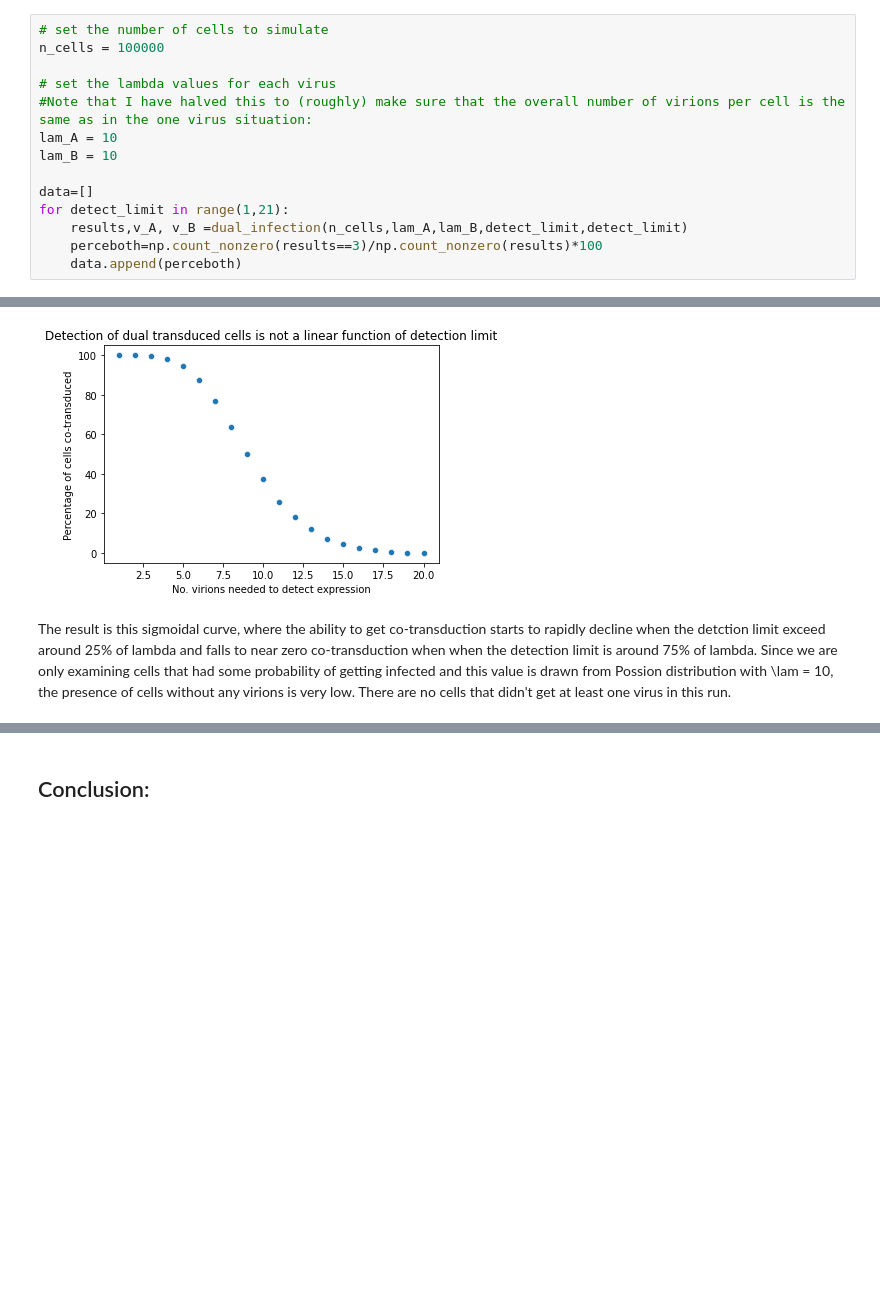
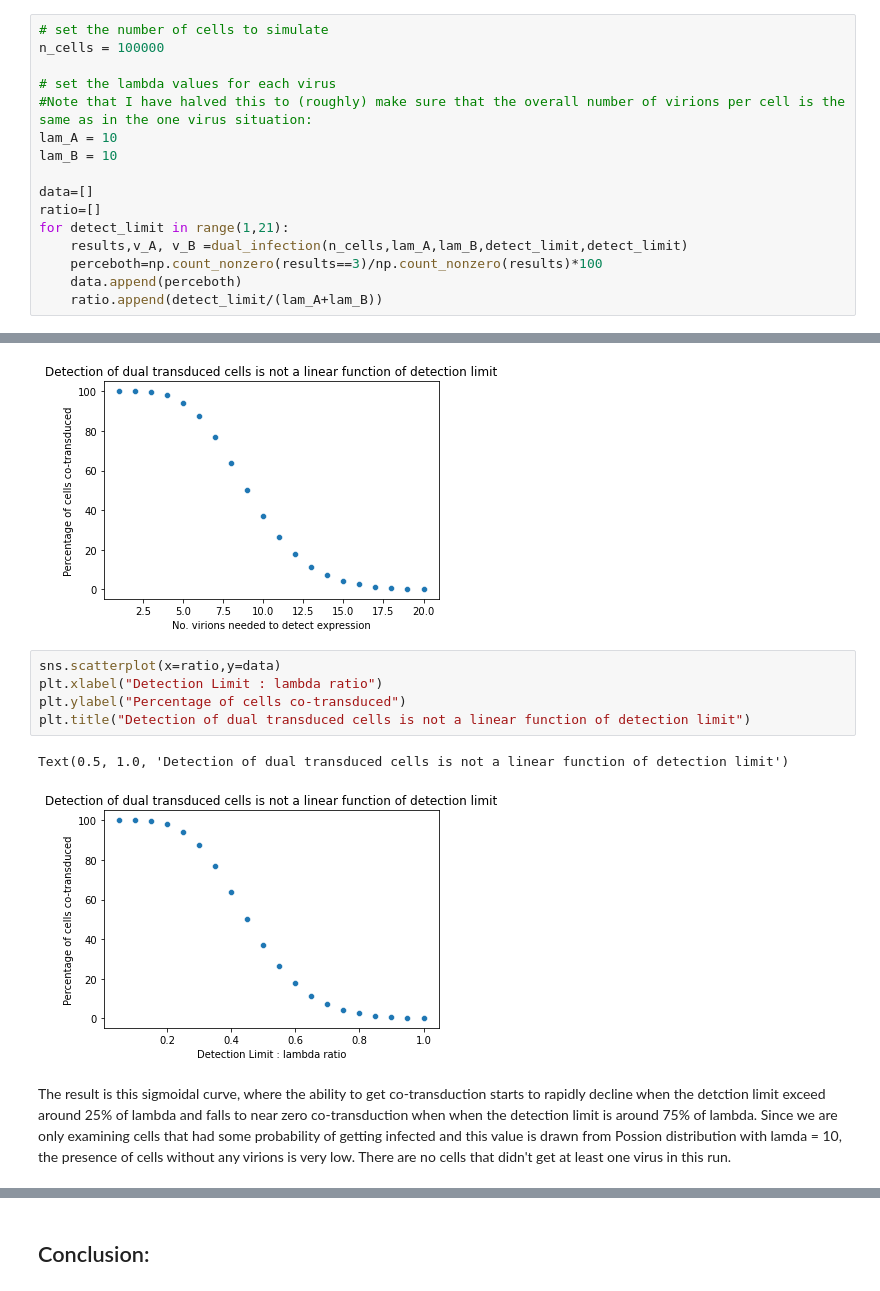
Before and after one commit to sydleaman/Dual_AAV, a Jupyter notebook: Dual AAV transduction.ipynb, the cells around one changed output, grey strips where cells are left out. Cells and saved outputs as stored; diff of their text form; blank space fills up the shorter version.

```diff
--- a/Dual AAV transduction.ipynb
+++ b/Dual AAV transduction.ipynb
@@ -120,10 +120,12 @@ lam_A = 10
 lam_B = 10
 
 data=[]
+ratio=[]
 for detect_limit in range(1,21):
     results,v_A, v_B =dual_infection(n_cells,lam_A,lam_B,detect_limit,detect_limit)
     perceboth=np.count_nonzero(results==3)/np.count_nonzero(results)*100
     data.append(perceboth)
+    ratio.append(detect_limit/(lam_A+lam_B))
 # %%
 sns.scatterplot(x=range(1,21),y=data)
 plt.xlabel("No. virions needed to detect expression")
@@ -132,8 +134,16 @@ plt.title("Detection of dual transduced cells is not a linear function of detect
 # %% [output]
 Text(0.5, 1.0, 'Detection of dual transduced cells is not a linear function of detection limit')
 [figure]
+# %%
+sns.scatterplot(x=ratio,y=data)
+plt.xlabel("Detection Limit : lambda ratio")
+plt.ylabel("Percentage of cells co-transduced")
+plt.title("Detection of dual transduced cells is not a linear function of detection limit")
+# %% [output]
+Text(0.5, 1.0, 'Detection of dual transduced cells is not a linear function of detection limit')
+[figure, added]
 # %% [markdown]
-The result is this sigmoidal curve, where the ability to get co-transduction starts to rapidly decline when the detction limit exceed around 25% of lambda and falls to near zero co-transduction when when the detection limit is around 75% of lambda. Since we are only examining cells that had some probability of getting infected and this value is drawn from Possion distribution with \lam = 10, the presence of cells without any virions is very low. There are no cells that didn't get at least one virus in this run.
+The result is this sigmoidal curve, where the ability to get co-transduction starts to rapidly decline when the detction limit exceed around 25% of lambda and falls to near zero co-transduction when when the detection limit is around 75% of lambda. Since we are only examining cells that had some probability of getting infected and this value is drawn from Possion distribution with lamda = 10, the presence of cells without any virions is very low. There are no cells that didn't get at least one virus in this run.
 # %%
 print("n_cells without any virus_A =",(v_A==0).sum())
 print("n_cells without any virus_B =",(v_B==0).sum())
```
Also changed, not shown: parts of 5 cells of this notebook.
